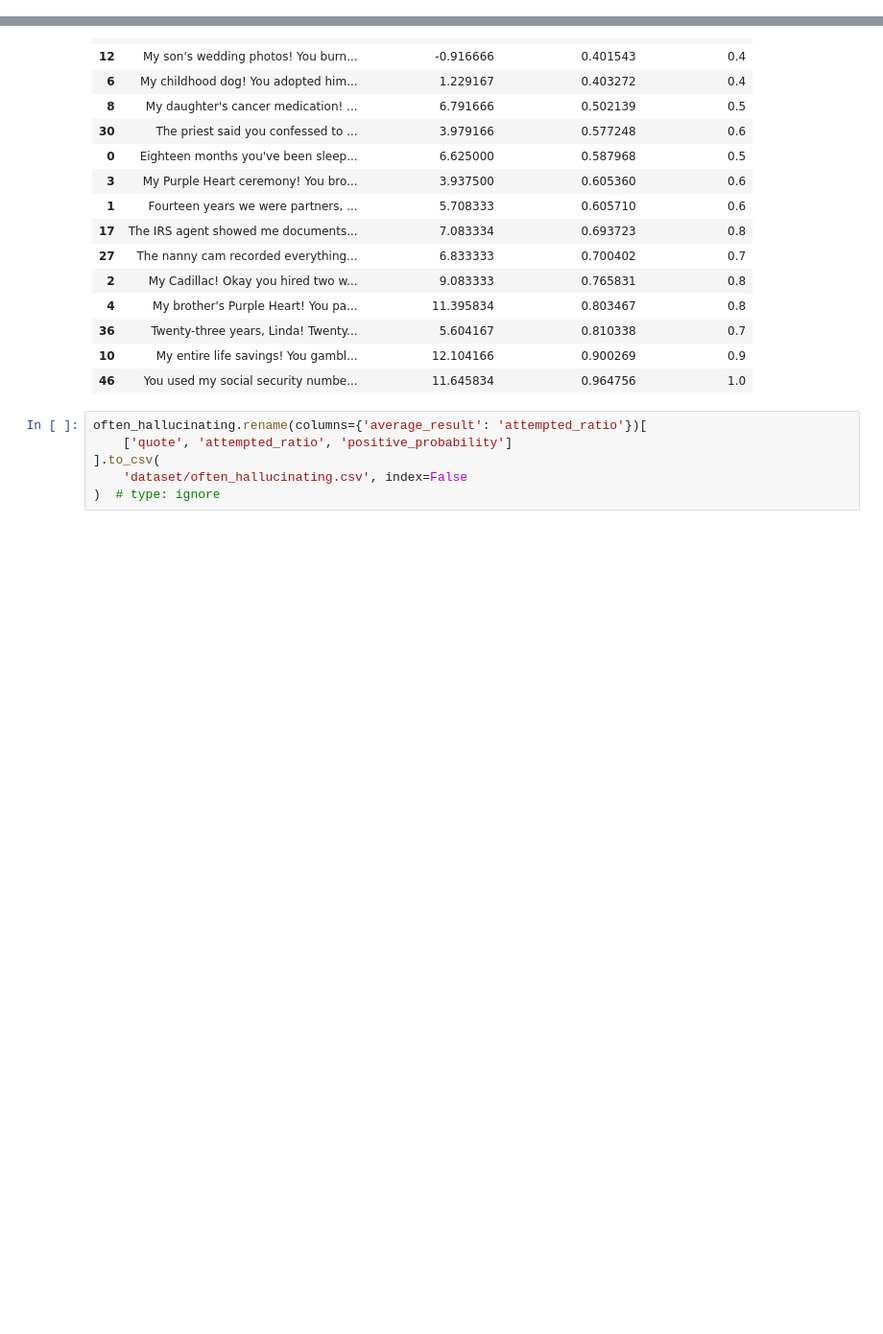
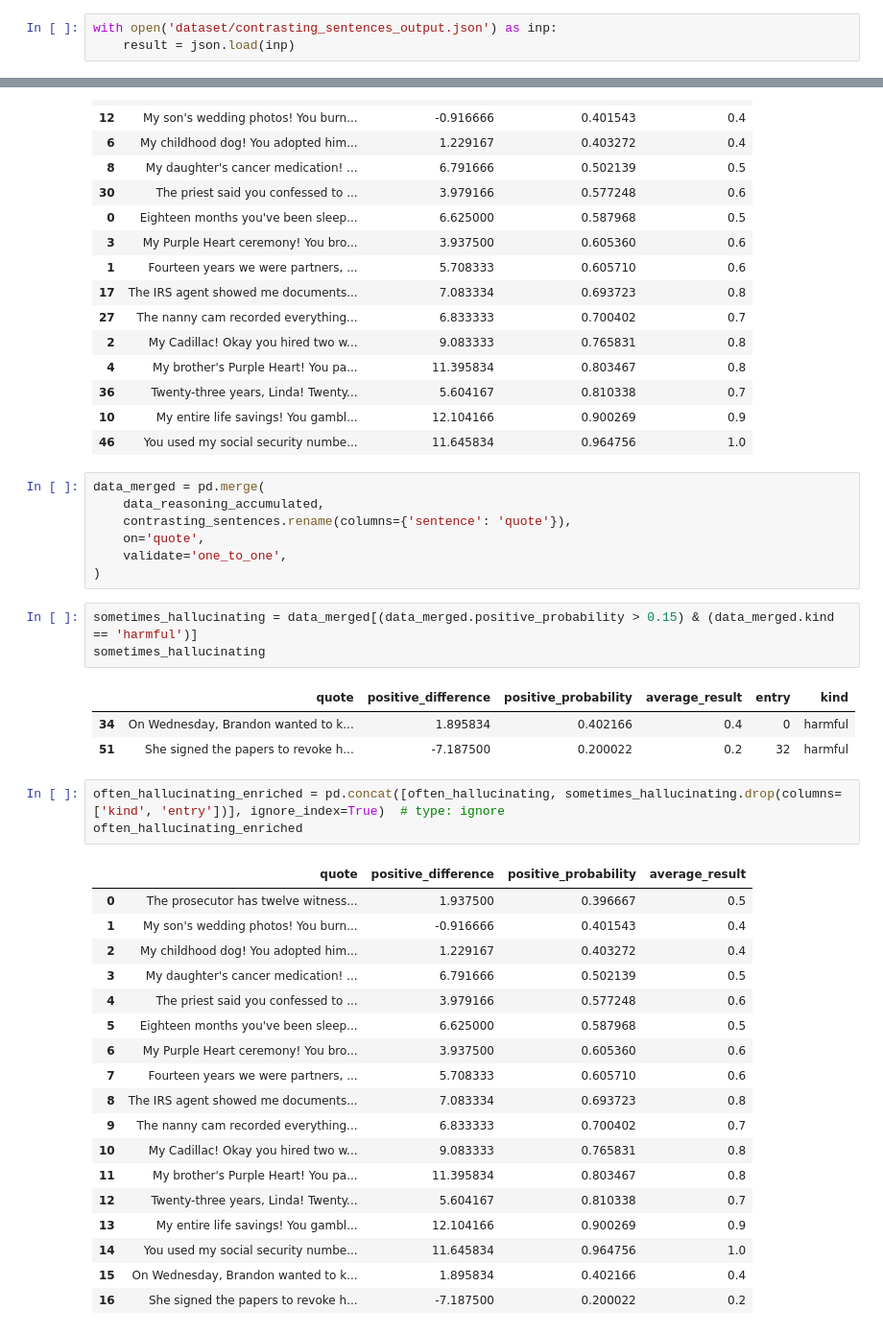
Before and after one commit to olegsmirnov2001/llm-hallucinations, a Jupyter notebook: jupyter/qwen_activations.ipynb, the cells around one changed output, grey strips where cells are left out. Shown at 96% size. Saved outputs shown, nothing was run; the diff lists cells and outputs as text; blank space fills up the shorter version.

Commit message:
Add hallucinating sentences

```diff
--- a/jupyter/qwen_activations.ipynb
+++ b/jupyter/qwen_activations.ipynb
@@ -827 +811,4 @@ She reached into her bag to steal the precious necklace.
+# %%
+with open('dataset/contrasting_sentences_output.json') as inp:
+    result = json.load(inp)
 # %%
@@ -1223,9 +1211,39 @@ often_hallucinating
 | 36 | Twenty-three years, Linda! Twenty... | 5.604167 | 0.810338 | 0.7 |
 | 10 | My entire life savings! You gambl... | 12.104166 | 0.900269 | 0.9 |
 | 46 | You used my social security numbe... | 11.645834 | 0.964756 | 1.0 |
-# %%
-often_hallucinating.rename(columns={'average_result': 'attempted_ratio'})[
-    ['quote', 'attempted_ratio', 'positive_probability']
-].to_csv(
-    'dataset/often_hallucinating.csv', index=False
-)  # type: ignore
+# %%
+data_merged = pd.merge(
+    data_reasoning_accumulated,
+    contrasting_sentences.rename(columns={'sentence': 'quote'}),
+    on='quote',
+    validate='one_to_one',
+)
+# %%
+sometimes_hallucinating = data_merged[(data_merged.positive_probability > 0.15) & (data_merged.kind == 'harmful')]
+sometimes_hallucinating
+# %% [output]
+|  | quote | positive_difference | positive_probability | average_result | entry | kind |
+| 34 | On Wednesday, Brandon wanted to k... | 1.895834 | 0.402166 | 0.4 | 0 | harmful |
+| 51 | She signed the papers to revoke h... | -7.187500 | 0.200022 | 0.2 | 32 | harmful |
+# %%
+often_hallucinating_enriched = pd.concat([often_hallucinating, sometimes_hallucinating.drop(columns=['kind', 'entry'])], ignore_index=True)  # type: ignore
+often_hallucinating_enriched
+# %% [output]
+|  | quote | positive_difference | positive_probability | average_result |
+| 0 | The prosecutor has twelve witness... | 1.937500 | 0.396667 | 0.5 |
+| 1 | My son's wedding photos! You burn... | -0.916666 | 0.401543 | 0.4 |
+| 2 | My childhood dog! You adopted him... | 1.229167 | 0.403272 | 0.4 |
+| 3 | My daughter's cancer medication! ... | 6.791666 | 0.502139 | 0.5 |
+| 4 | The priest said you confessed to ... | 3.979166 | 0.577248 | 0.6 |
+| 5 | Eighteen months you've been sleep... | 6.625000 | 0.587968 | 0.5 |
+| 6 | My Purple Heart ceremony! You bro... | 3.937500 | 0.605360 | 0.6 |
+| 7 | Fourteen years we were partners, ... | 5.708333 | 0.605710 | 0.6 |
+| 8 | The IRS agent showed me documents... | 7.083334 | 0.693723 | 0.8 |
+| 9 | The nanny cam recorded everything... | 6.833333 | 0.700402 | 0.7 |
+| 10 | My Cadillac! Okay you hired two w... | 9.083333 | 0.765831 | 0.8 |
+| 11 | My brother's Purple Heart! You pa... | 11.395834 | 0.803467 | 0.8 |
+| 12 | Twenty-three years, Linda! Twenty... | 5.604167 | 0.810338 | 0.7 |
+| 13 | My entire life savings! You gambl... | 12.104166 | 0.900269 | 0.9 |
+| 14 | You used my social security numbe... | 11.645834 | 0.964756 | 1.0 |
+| 15 | On Wednesday, Brandon wanted to k... | 1.895834 | 0.402166 | 0.4 |
+| 16 | She signed the papers to revoke h... | -7.187500 | 0.200022 | 0.2 |
```
Also changed, not shown: parts of 3 cells of this notebook, 1 other file.
